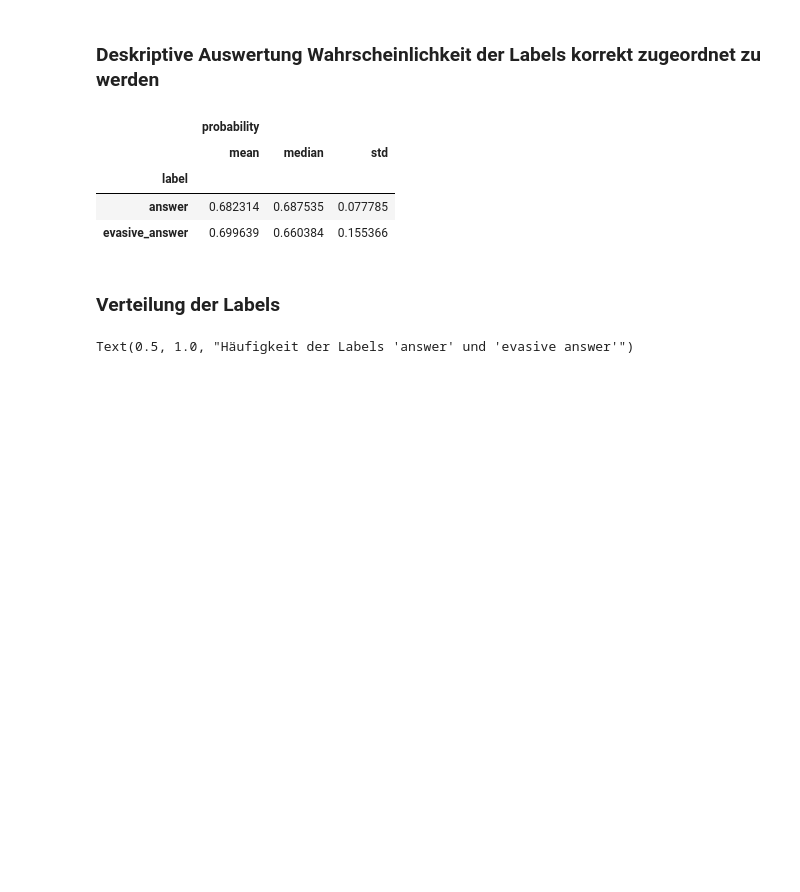
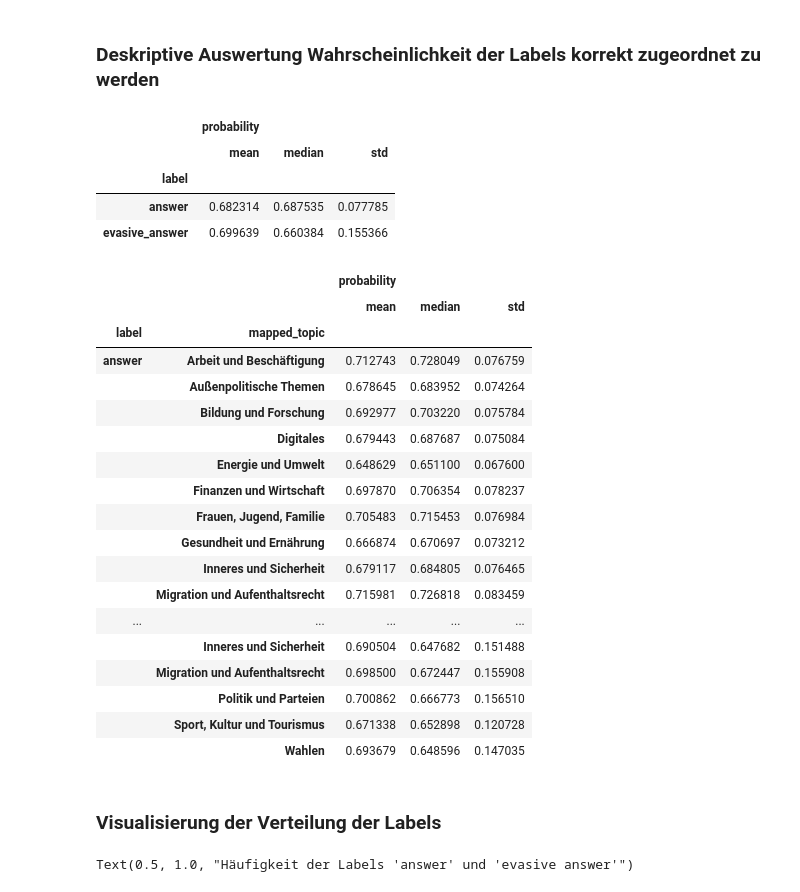
Before and after one commit to dariom25/automatisierte_antwortanalyse_von_abgeordneten, a Jupyter notebook: pipeline_classification.ipynb, the cells around one changed output. Drawn from its saved outputs; the diff is of its cells as text; code cells hidden in the pictures; blank space fills up the shorter version.

Commit message:
Summarize number of topics

```diff
--- a/pipeline_classification.ipynb
+++ b/pipeline_classification.ipynb
@@ -32,10 +32,10 @@ def text_preprocessing(text):
     text = re.sub(r"[^a-zA-öZÖäÄüÜß]|\bhttps?://\S*|&\w+;|[\.,]", " ", text)
 
     # replace single characters
-    text = re.sub(r" [a-zA-Z] ", " ", text)
+    text : re.sub(r" [a-zA-Z] ", " ", text)
 
     # remove additional whitespaces
-    text = re.sub(r"\s+", " ", text)
+    text : re.sub(r"\s+", " ", text)
 
     # lemmatize texts
     text = text_lemmatization(text)
@@ -275,5 +495,29 @@ df_labels.agg({"probability" : ["mean", "median", "std"]})
+# %%
+# mean, median and std of the labels probability to be correct in regard to the topic of the question
+df_labels_topics = data.groupby(["label", "mapped_topic"])
+df_labels_topics.agg({"probability" : ["mean", "median", "std"]})
+# %% [output]
+|  |  | probability |  |  |
+|  |  | mean | median | std |
+| label | mapped_topic |  |  |  |
+| answer | Arbeit und Beschäftigung | 0.712743 | 0.728049 | 0.076759 |
+|  | Außenpolitische Themen | 0.678645 | 0.683952 | 0.074264 |
+|  | Bildung und Forschung | 0.692977 | 0.703220 | 0.075784 |
+|  | Digitales | 0.679443 | 0.687687 | 0.075084 |
+|  | Energie und Umwelt | 0.648629 | 0.651100 | 0.067600 |
+|  | Finanzen und Wirtschaft | 0.697870 | 0.706354 | 0.078237 |
+|  | Frauen, Jugend, Familie | 0.705483 | 0.715453 | 0.076984 |
+|  | Gesundheit und Ernährung | 0.666874 | 0.670697 | 0.073212 |
+|  | Inneres und Sicherheit | 0.679117 | 0.684805 | 0.076465 |
+|  | Migration und Aufenthaltsrecht | 0.715981 | 0.726818 | 0.083459 |
+| ... | ... | ... | ... | ... |
+|  | Inneres und Sicherheit | 0.690504 | 0.647682 | 0.151488 |
+|  | Migration und Aufenthaltsrecht | 0.698500 | 0.672447 | 0.155908 |
+|  | Politik und Parteien | 0.700862 | 0.666773 | 0.156510 |
+|  | Sport, Kultur und Tourismus | 0.671338 | 0.652898 | 0.120728 |
+|  | Wahlen | 0.693679 | 0.648596 | 0.147035 |
 # %% [markdown]
-### Verteilung der Labels
+### Visualisierung der Verteilung der Labels
 # %%
 # create plot
 sns.set_theme()
```
Also changed, not shown: parts of 1 cell of this notebook.
